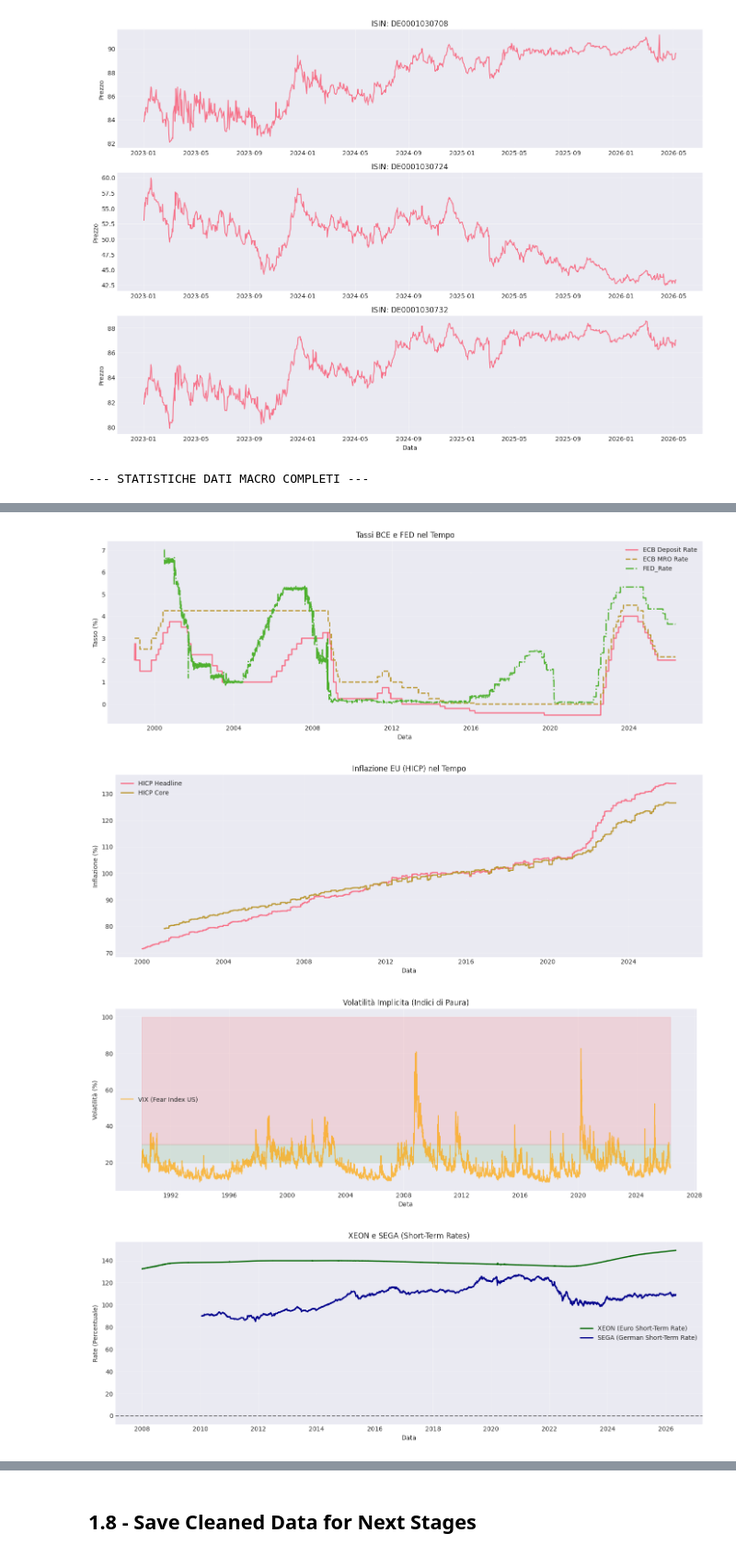
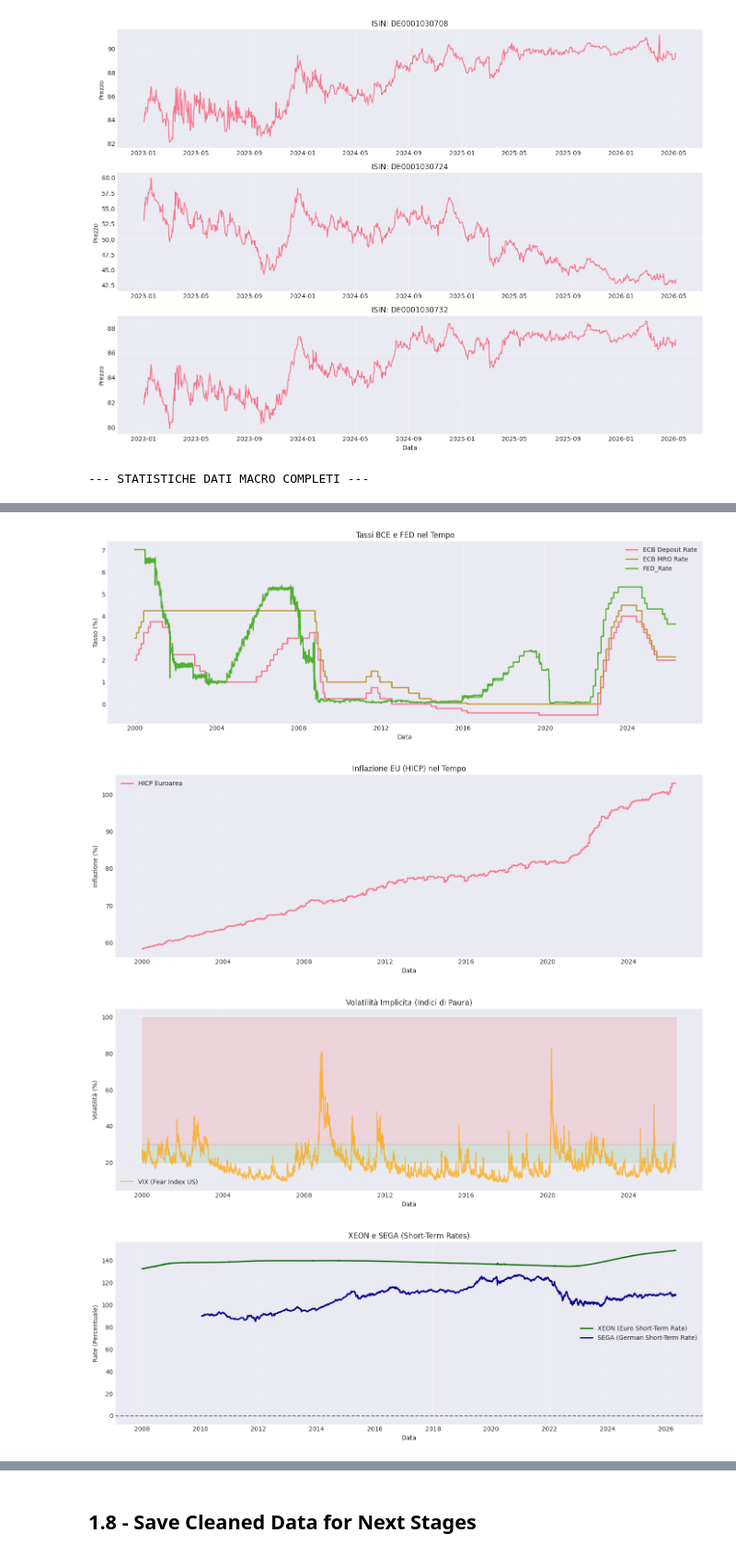
Before and after one commit to whowasfra/bond_screener, a Jupyter notebook: 01_Data_Ingestion_EDA.ipynb, the cells around one changed output, grey strips where cells are left out. Shown at 92% size. Drawn from its saved outputs; the diff is of its cells as text; code cells hidden in the pictures.

Commit message:
01.2 - Data Ingestion: Changed the source of inflation data, now is fred. Removed eurostat data retrival part. Separated daily and monthly data to better handle them.

```diff
--- a/01_Data_Ingestion_EDA.ipynb
+++ b/01_Data_Ingestion_EDA.ipynb
@@ -407,0 +435,6 @@ except Exception as e:
+# %%
+# I dati giornalieri hanno alcune NaN, ma è normale per i giorni festivi e fine settimana.
+# Applichiamo il forward fill, visto che è più ragionevole assumere che se manca un dato in un giorno festivo, il valore sia lo stesso dell'ultimo giorno lavorativo precedente
+if not df_fred_daily.empty:
+    df_fred_daily.ffill(inplace=True)
+    display(df_fred_daily)
@@ -408,31 +525,23 @@ except Exception as e:
 # %%
-
-# ============================================================================
-# MERGE DI TUTTE LE FONTI
-# ============================================================================
-print("\n" + "=" * 90)
-print("MERGE E PULIZIA DATI MACRO")
-print("=" * 90)
+# Eseguiamo il merge finale di tutte le fonti (FRED Daily, FRED Monthly, Yahoo Finance)
 
 # Merge esplicito di tutte le fonti disponibili
 frames = []
-if not df_fred.empty:
-    frames.append(df_fred)
+if not df_fred_daily.empty:
+    frames.append(df_fred_daily)
+if not df_fred_monthly.empty:
+    frames.append(df_fred_monthly)
 if not df_yf.empty:
     frames.append(df_yf)
-if 'df_hicp' in globals() and not df_hicp.empty:
-    frames.append(df_hicp)
-if 'df_hicp_core' in globals() and not df_hicp_core.empty:
-    frames.append(df_hicp_core)
 
 if frames:
     df_macro = pd.concat(frames, axis=1).sort_index()
 else:
     df_macro = pd.DataFrame()
 
-# Allineamento su giorni lavorativi e forward-fill dei dati meno frequenti
+# Forward-fill dei dati nei giorni festivi e fine settimana (consideriamo che il prezzo rimanga lo stesso)
 if not df_macro.empty:
-    business_index = pd.bdate_range(start=df_macro.index.min(), end=end_date)
+    business_index = pd.bdate_range(start=df_macro.index.min(), end=end_date, freq='D')
     df_macro = df_macro.reindex(business_index).ffill()
 
 # Assicuriamoci che la colonna delle date sia in formato datetime e ordinata
@@ -529,9 +639,9 @@ display(df_macro.describe())
 fig, ax = plt.subplots(figsize=(14, 5))
 ax.plot(df_macro.index, df_macro['ECB_Deposit_Rate'], label='ECB Deposit Rate', linewidth=2)
 if 'ECB_MRO_Rate' in df_macro.columns:
-    ax.plot(df_macro.index, df_macro['ECB_MRO_Rate'], label='ECB MRO Rate', linewidth=2, linestyle='--')
+    ax.plot(df_macro.index, df_macro['ECB_MRO_Rate'], label='ECB MRO Rate', linewidth=2)
 if 'FED_Rate' in df_macro.columns:
-    ax.plot(df_macro.index, df_macro['FED_Rate'], label='FED_Rate', linewidth=2, linestyle='-.')
+    ax.plot(df_macro.index, df_macro['FED_Rate'], label='FED_Rate', linewidth=2)
 ax.set_title('Tassi BCE e FED nel Tempo')
 ax.set_ylabel('Tasso (%)')
 ax.set_xlabel('Data')
@@ -540,13 +650,10 @@ ax.grid(True, alpha=0.3)
 plt.tight_layout()
 plt.show()
 
-# 2. Inflazione (HICP Headline vs Core)
-if 'HICP_Headline' in df_macro.columns or 'HICP_Core' in df_macro.columns:
+# 2. Inflazione (HICP Euroarea)
+if 'HICP_Euroarea' in df_macro.columns :
     fig, ax = plt.subplots(figsize=(14, 5))
-    if 'HICP_Headline' in df_macro.columns:
-        ax.plot(df_macro.index, df_macro['HICP_Headline'], label='HICP Headline', linewidth=2)
-    if 'HICP_Core' in df_macro.columns:
-        ax.plot(df_macro.index, df_macro['HICP_Core'], label='HICP Core', linewidth=2)
+    ax.plot(df_macro.index, df_macro['HICP_Euroarea'], label='HICP Euroarea', linewidth=2)
     ax.set_title('Inflazione EU (HICP) nel Tempo')
     ax.set_ylabel('Inflazione (%)')
     ax.set_xlabel('Data')
@@ -604,8 +711,8 @@ if 'Euribor_3M' in df_macro.columns or 'Euribor_1A' in df_macro.columns:
     fig, ax = plt.subplots(figsize=(14, 5))
     if 'Euribor_3M' in df_macro.columns:
         ax.plot(df_macro.index, df_macro['Euribor_3M'], label='Euribor 3M', linewidth=2, color='purple')
-    if 'Euribor_1A' in df_macro.columns:
-        ax.plot(df_macro.index, df_macro['Euribor_1A'], label='Euribor 1Y', linewidth=2, color='brown')
+    if 'Euribor_1Y' in df_macro.columns:
+        ax.plot(df_macro.index, df_macro['Euribor_1Y'], label='Euribor 1Y', linewidth=2, color='brown')
     ax.set_title('Euribor 3M e 1Y nel Tempo')
     ax.set_ylabel('Tasso (%)')
     ax.set_xlabel('Data')
@@ -627,4 +734,4 @@ if 'Euribor_3M' in df_macro.columns or 'Euribor_1A' in df_macro.columns:
-[figure, old version]
+[figure, new version]
-[figure, old version]
+[figure, new version]
-[figure, old version]
+[figure, new version]
 [figure]
```
Also changed, not shown: parts of 15 cells of this notebook.
